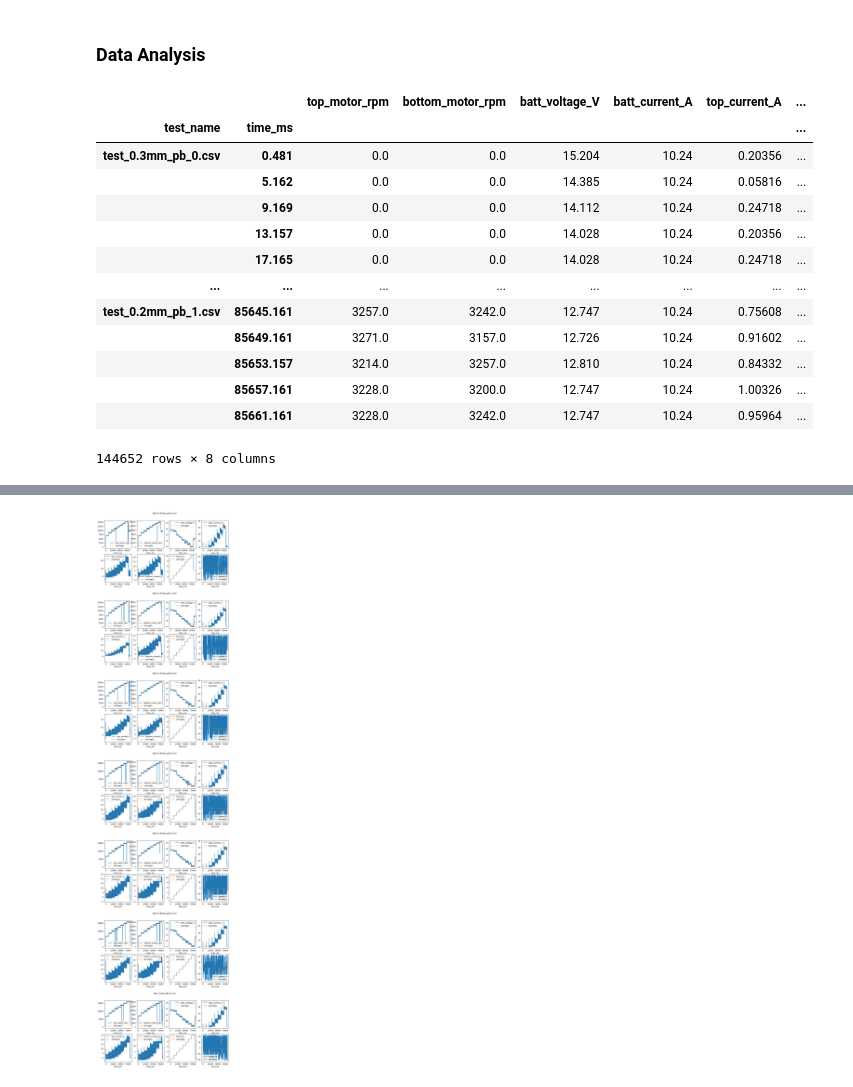
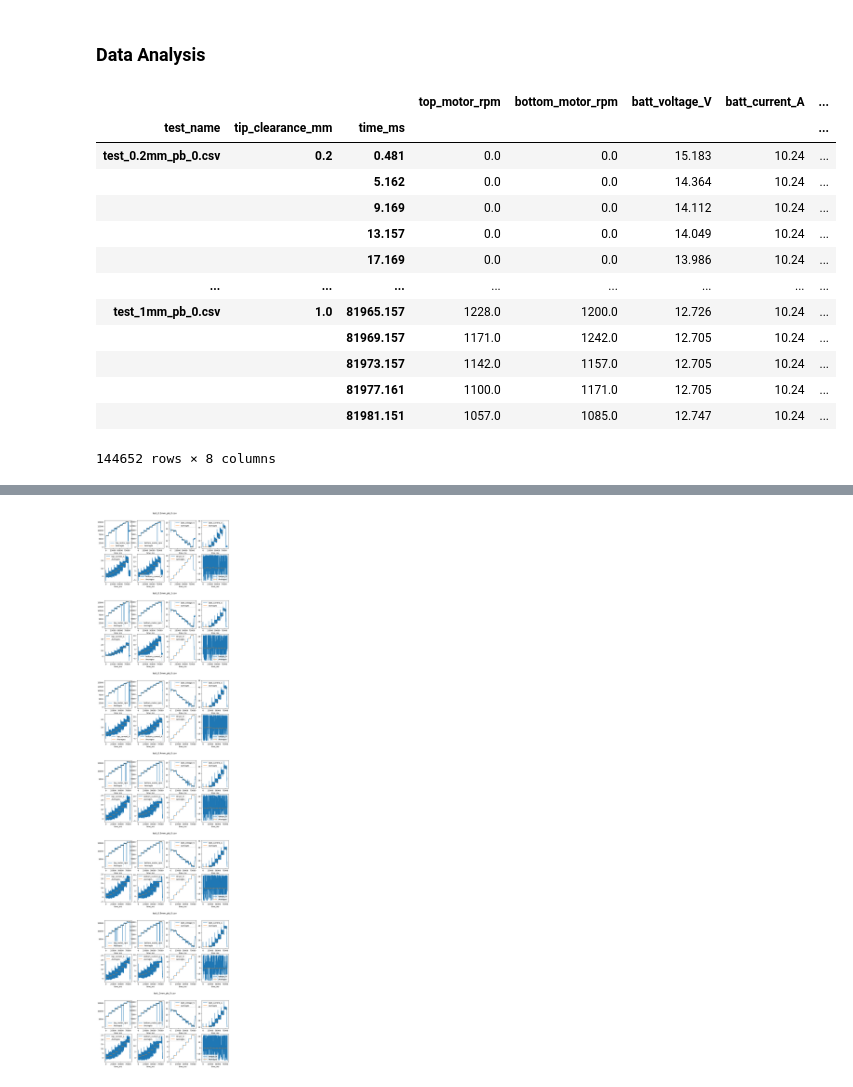
Before and after one commit to gtaharaedmonds/coaxial-drone, a Jupyter notebook: thrust_jig/test_runner/fine_tip_clearance_experiment_notebook.ipynb, the cells around one changed output, grey strips where cells are left out. Drawn from its saved outputs; the diff is of its cells as text; code cells hidden in the pictures.

```diff
--- a/thrust_jig/test_runner/fine_tip_clearance_experiment_notebook.ipynb
+++ b/thrust_jig/test_runner/fine_tip_clearance_experiment_notebook.ipynb
@@ -116,24 +107,41 @@ Rx: 19973157,8585,8514,13.629000,10.240000,2.529
 # %% [markdown]
 ### Data Analysis
-# %%
-# Aggregate test data
-df_all = pd.concat(data_dict, names=["test_name"])
-df_all
-# %% [output]
-|  |  | top_motor_rpm | bottom_motor_rpm | batt_voltage_V | batt_current_A | top_current_A | ... |
-| test_name | time_ms |  |  |  |  |  | ... |
-| test_0.3mm_pb_0.csv | 0.481 | 0.0 | 0.0 | 15.204 | 10.24 | 0.20356 | ... |
-|  | 5.162 | 0.0 | 0.0 | 14.385 | 10.24 | 0.05816 | ... |
-|  | 9.169 | 0.0 | 0.0 | 14.112 | 10.24 | 0.24718 | ... |
-|  | 13.157 | 0.0 | 0.0 | 14.028 | 10.24 | 0.20356 | ... |
-|  | 17.165 | 0.0 | 0.0 | 14.028 | 10.24 | 0.24718 | ... |
-| ... | ... | ... | ... | ... | ... | ... | ... |
-| test_0.2mm_pb_1.csv | 85645.161 | 3257.0 | 3242.0 | 12.747 | 10.24 | 0.75608 | ... |
-|  | 85649.161 | 3271.0 | 3157.0 | 12.726 | 10.24 | 0.91602 | ... |
-|  | 85653.157 | 3214.0 | 3257.0 | 12.810 | 10.24 | 0.84332 | ... |
-|  | 85657.161 | 3228.0 | 3200.0 | 12.747 | 10.24 | 1.00326 | ... |
-|  | 85661.161 | 3228.0 | 3242.0 | 12.747 | 10.24 | 0.95964 | ... |
-144652 rows × 8 columns
+# %%
+# Aggregate test data
+tip_filename_regex = re.compile(r"test_(\d*\.?\d*)mm")
+
+
+df_all = pd.concat(
+    data_dict.values(),
+    keys=[
+        (
+            file,
+            (
+                float(match.group(1))
+                if (match := tip_filename_regex.match(file))
+                else None
+            ),
+        )
+        for file in files
+    ],
+    names=["test_name", "tip_clearance_mm"],
+).sort_index()
+df_all
+# %% [output]
+|  |  |  | top_motor_rpm | bottom_motor_rpm | batt_voltage_V | batt_current_A | ... |
+| test_name | tip_clearance_mm | time_ms |  |  |  |  | ... |
+| test_0.2mm_pb_0.csv | 0.2 | 0.481 | 0.0 | 0.0 | 15.183 | 10.24 | ... |
+|  |  | 5.162 | 0.0 | 0.0 | 14.364 | 10.24 | ... |
+|  |  | 9.169 | 0.0 | 0.0 | 14.112 | 10.24 | ... |
+|  |  | 13.157 | 0.0 | 0.0 | 14.049 | 10.24 | ... |
+|  |  | 17.169 | 0.0 | 0.0 | 13.986 | 10.24 | ... |
+| ... | ... | ... | ... | ... | ... | ... | ... |
+| test_1mm_pb_0.csv | 1.0 | 81965.157 | 1228.0 | 1200.0 | 12.726 | 10.24 | ... |
+|  |  | 81969.157 | 1171.0 | 1242.0 | 12.705 | 10.24 | ... |
+|  |  | 81973.157 | 1142.0 | 1157.0 | 12.705 | 10.24 | ... |
+|  |  | 81977.161 | 1100.0 | 1171.0 | 12.705 | 10.24 | ... |
+|  |  | 81981.151 | 1057.0 | 1085.0 | 12.747 | 10.24 | ... |
+144652 rows × 8 columns
 # %%
 # Generate buckets for averaging based on step duration defined in testing
 transient_offset_ms = (
```
Also changed, not shown: parts of 6 cells of this notebook.
